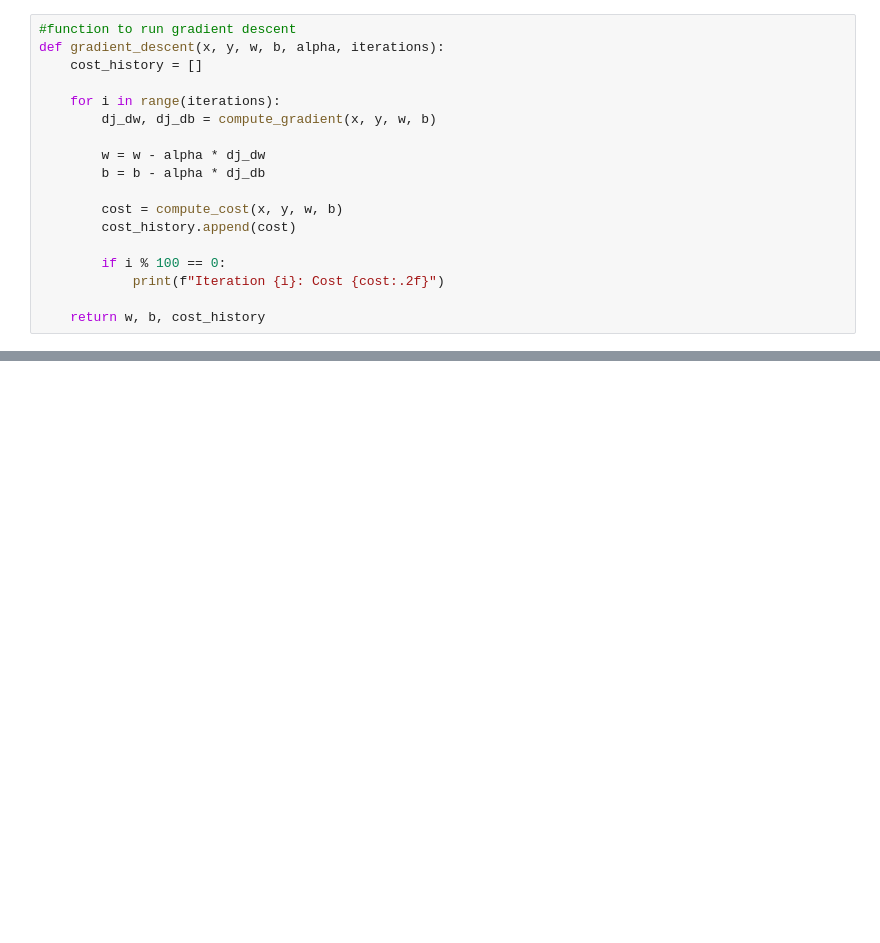
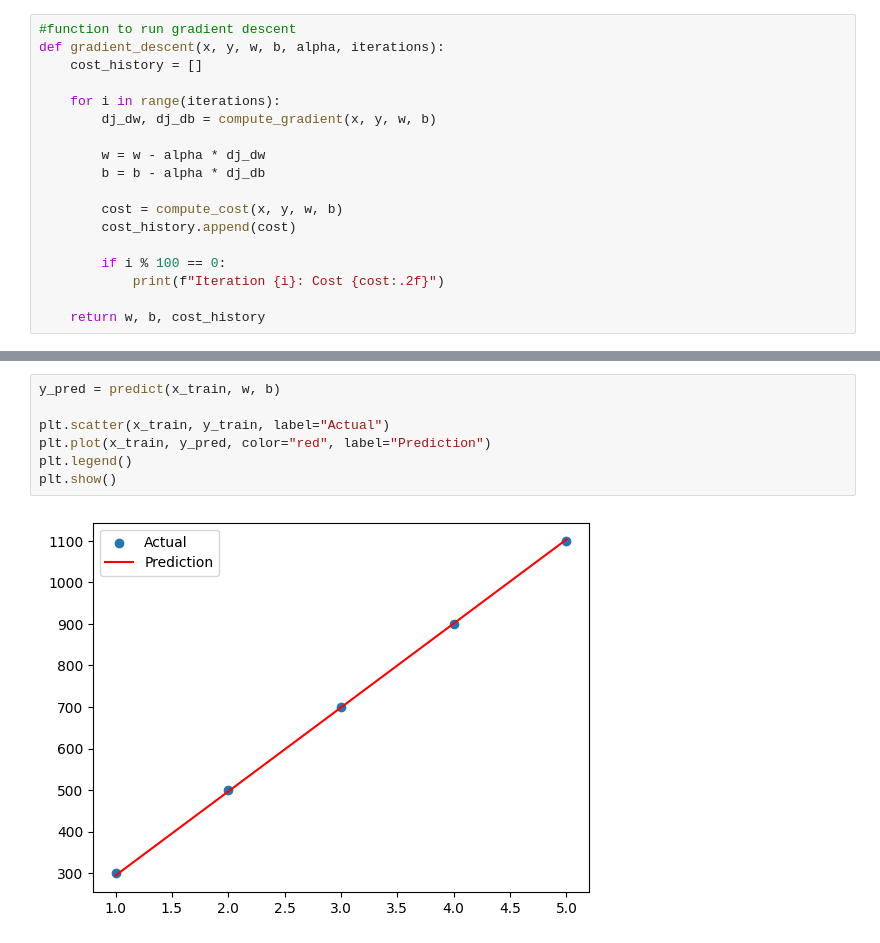
Before and after one commit to shreejan0428/ml-learning, a Jupyter notebook: 01_linear_regression_gradient_descent.ipynb, the cells around one changed output, grey strips where cells are left out. Drawn from its saved outputs; the diff is of its cells as text; blank space fills up the shorter version.

```diff
--- a/01_linear_regression_gradient_descent.ipynb
+++ b/01_linear_regression_gradient_descent.ipynb
@@ -111,0 +143,9 @@ def gradient_descent(x, y, w, b, alpha, iterations):
+# %%
+y_pred = predict(x_train, w, b)
+
+plt.scatter(x_train, y_train, label="Actual")
+plt.plot(x_train, y_pred, color="red", label="Prediction")
+plt.legend()
+plt.show()
+# %% [output]
+[figure, added]
```
Also changed, not shown: parts of 2 cells of this notebook.
